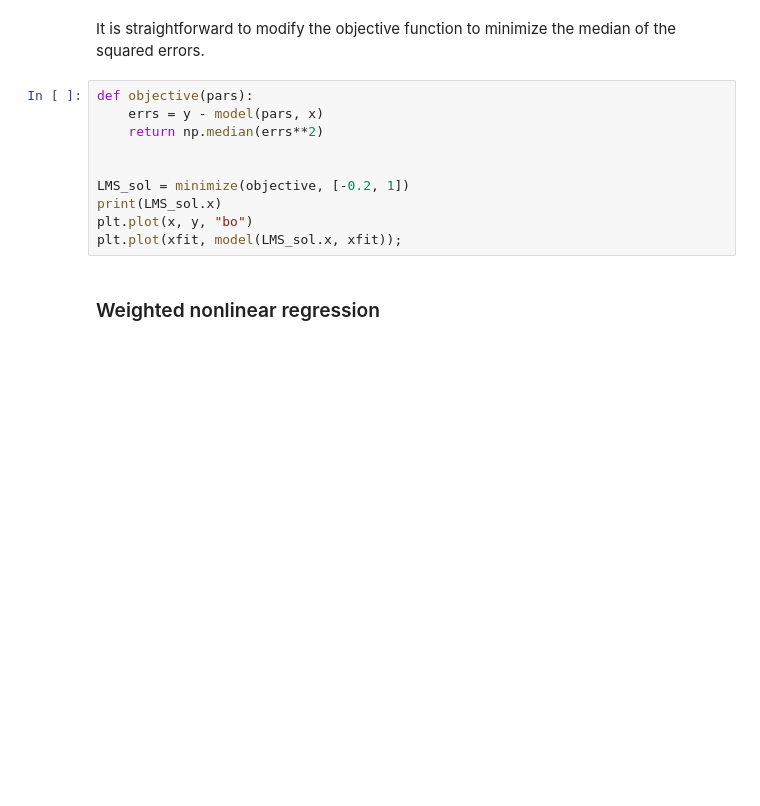
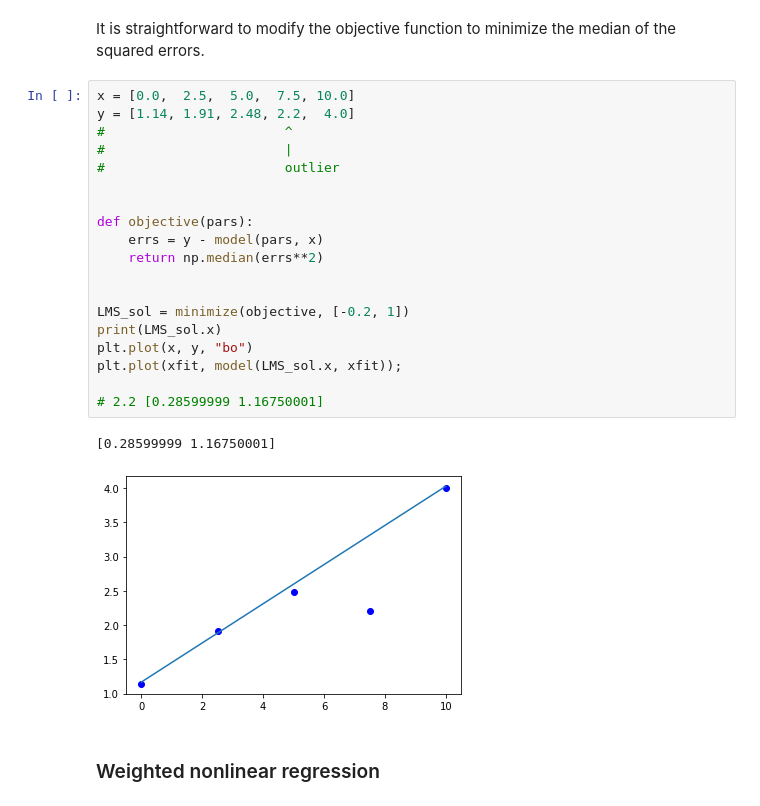
Before and after one commit to Steel-Bank-codespaces/f22-06623, a Jupyter notebook: lectures/12-nonlinear-regression/12-nonlinear-regression-2.ipynb, the cells around one changed output. Cells and saved outputs as stored; diff of their text form; blank space fills up the shorter version.

```diff
--- a/lectures/12-nonlinear-regression/12-nonlinear-regression-2.ipynb
+++ b/lectures/12-nonlinear-regression/12-nonlinear-regression-2.ipynb
@@ -214,15 +276,27 @@ plt.xlabel(""); # this gets rid of the x-label
 # %% [markdown]
 It is straightforward to modify the objective function to minimize the median of the squared errors.
 # %%
+x = [0.0,  2.5,  5.0,  7.5, 10.0]
+y = [1.14, 1.91, 2.48, 2.2,  4.0]
+#                       ^
+#                       |
+#                       outlier
+
+
 def objective(pars):
     errs = y - model(pars, x)
     return np.median(errs**2)
 
 
 LMS_sol = minimize(objective, [-0.2, 1])
 print(LMS_sol.x)
 plt.plot(x, y, "bo")
 plt.plot(xfit, model(LMS_sol.x, xfit));
+
+# 2.2 [0.28599999 1.16750001]
+# %% [output]
+[0.28599999 1.16750001]
+[figure, added]
 # %% [markdown]
 ### Weighted nonlinear regression
 # %% [markdown]
```
Also changed, not shown: parts of 20 cells of this notebook.
